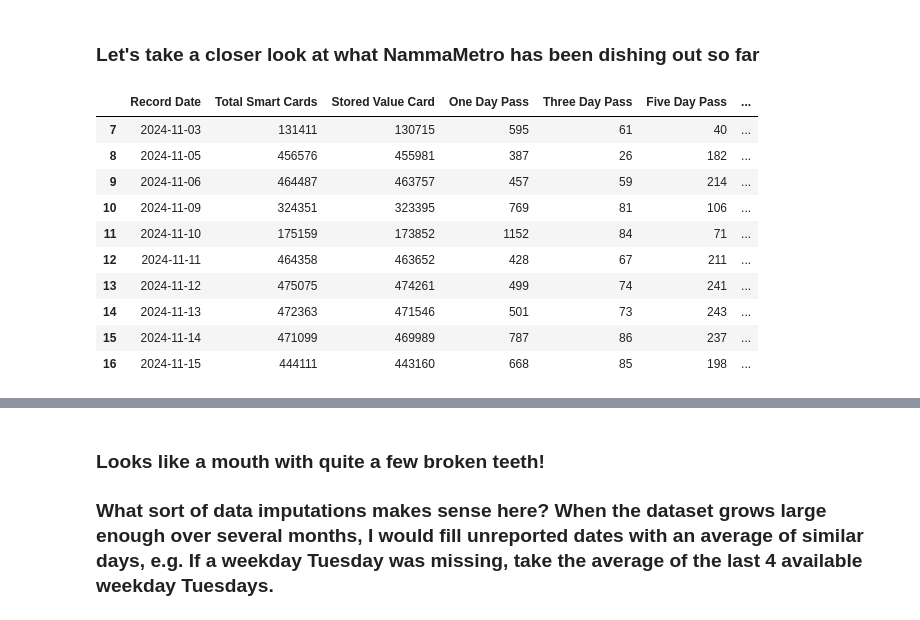
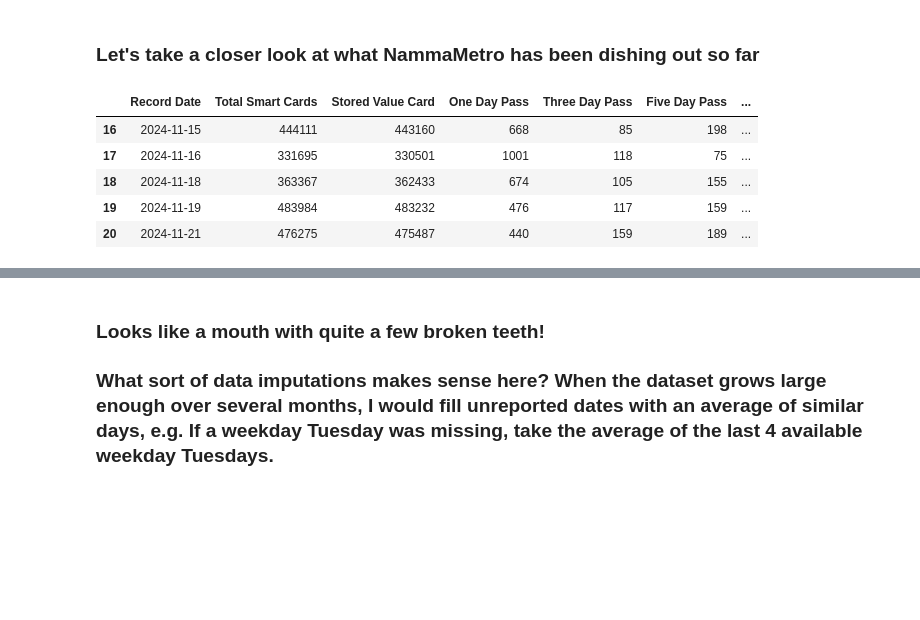
Before and after one commit to thecont1/namma-metro-ridership-tracker, a Jupyter notebook: ridership_2analysis.ipynb, the cells around one changed output, grey strips where cells are left out. Saved outputs shown, nothing was run; the diff lists cells and outputs as text; code cells hidden in the pictures; blank space fills up the shorter version.

```diff
--- a/ridership_2analysis.ipynb
+++ b/ridership_2analysis.ipynb
@@ -10,17 +10,12 @@ import pandas as pd
 # %%
 filename = "NammaMetro_Ridership_Dataset.csv"
 df = pd.read_csv(filename, index_col=0)
 df['Record Date'] = pd.to_datetime(df['Record Date'], format='%d-%m-%Y').dt.strftime("%Y-%m-%d")
-df.tail(10)
+df.tail()
 # %% [output]
 |  | Record Date | Total Smart Cards | Stored Value Card | One Day Pass | Three Day Pass | Five Day Pass | ... |
-| 7 | 2024-11-03 | 131411 | 130715 | 595 | 61 | 40 | ... |
-| 8 | 2024-11-05 | 456576 | 455981 | 387 | 26 | 182 | ... |
-| 9 | 2024-11-06 | 464487 | 463757 | 457 | 59 | 214 | ... |
-| 10 | 2024-11-09 | 324351 | 323395 | 769 | 81 | 106 | ... |
-| 11 | 2024-11-10 | 175159 | 173852 | 1152 | 84 | 71 | ... |
-| 12 | 2024-11-11 | 464358 | 463652 | 428 | 67 | 211 | ... |
-| 13 | 2024-11-12 | 475075 | 474261 | 499 | 74 | 241 | ... |
-| 14 | 2024-11-13 | 472363 | 471546 | 501 | 73 | 243 | ... |
-| 15 | 2024-11-14 | 471099 | 469989 | 787 | 86 | 237 | ... |
 | 16 | 2024-11-15 | 444111 | 443160 | 668 | 85 | 198 | ... |
+| 17 | 2024-11-16 | 331695 | 330501 | 1001 | 118 | 75 | ... |
+| 18 | 2024-11-18 | 363367 | 362433 | 674 | 105 | 155 | ... |
+| 19 | 2024-11-19 | 483984 | 483232 | 476 | 117 | 159 | ... |
+| 20 | 2024-11-21 | 476275 | 475487 | 440 | 159 | 189 | ... |
```
Also changed, not shown: parts of 14 cells of this notebook, 1 other file.
